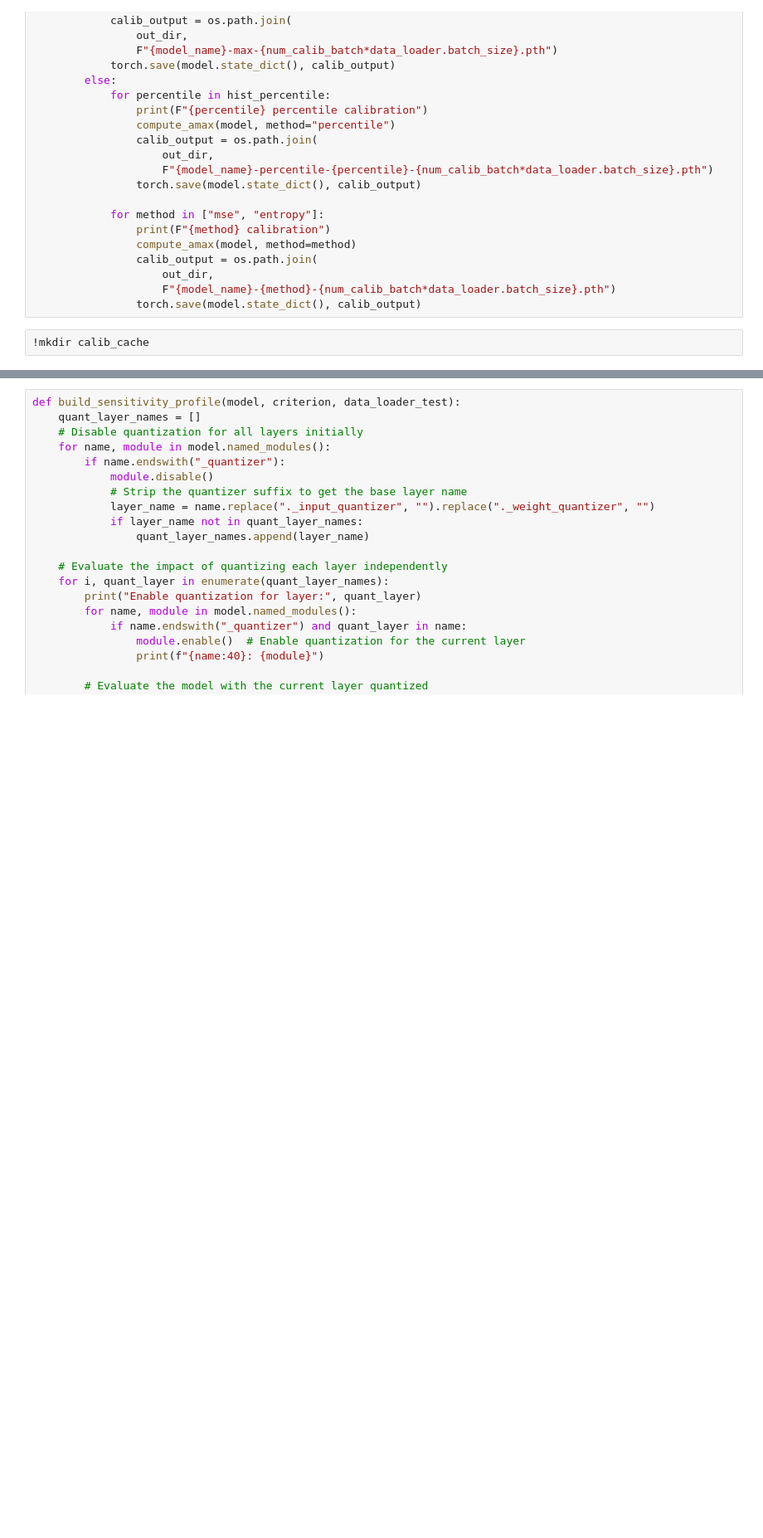
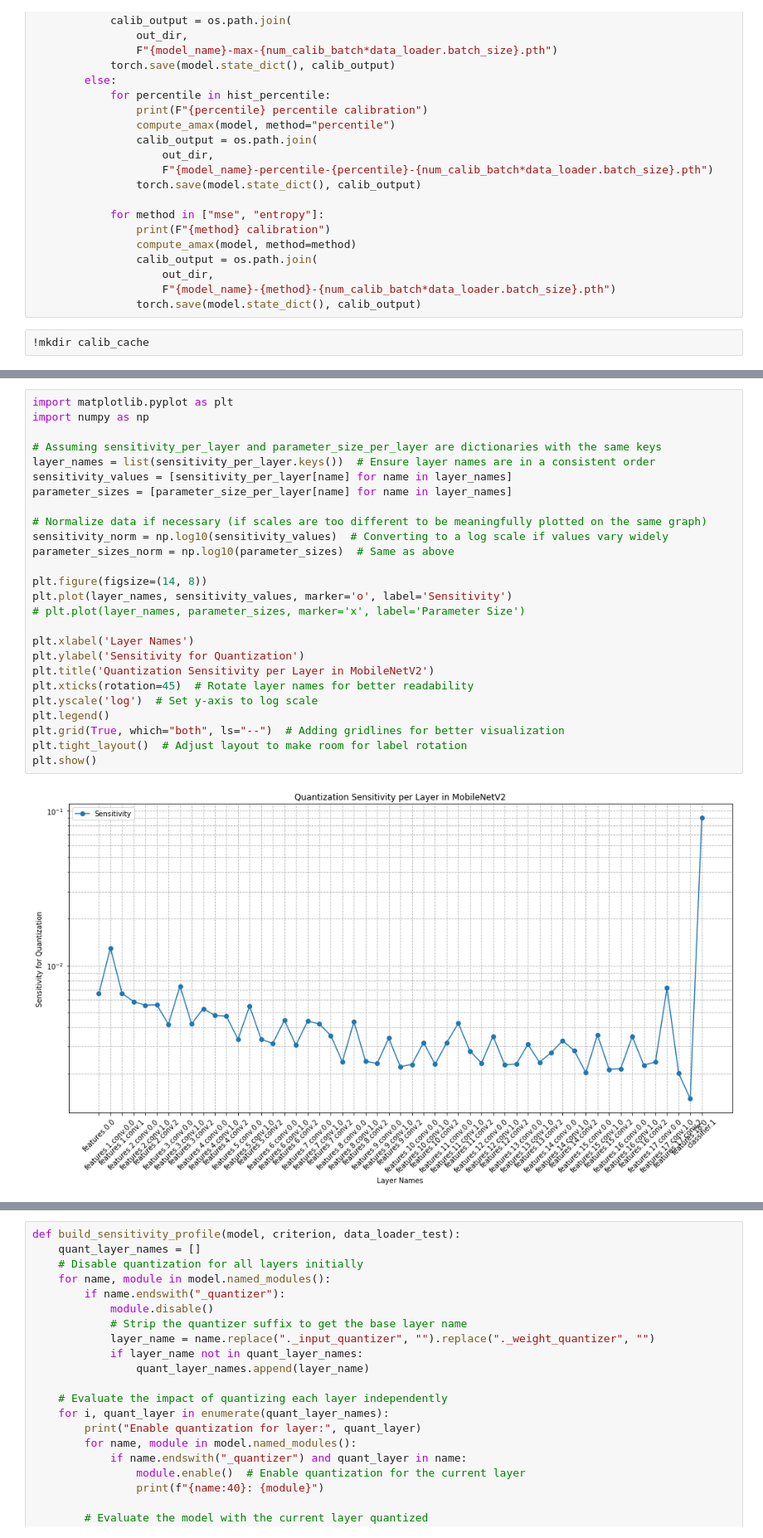
Before and after one commit to namrathasanjay/TensorRT-Quantization-ImageClassification, a Jupyter notebook: modelquantization-inference.ipynb, the cells around one changed output, grey strips where cells are left out. Shown at 83% size. Drawn from its saved outputs; the diff is of its cells as text; blank space fills up the shorter version.

```diff
--- a/modelquantization-inference.ipynb
+++ b/modelquantization-inference.ipynb
@@ -1313,0 +1631,28 @@ MobileNetV2(
+# %%
+import matplotlib.pyplot as plt
+import numpy as np
+
+# Assuming sensitivity_per_layer and parameter_size_per_layer are dictionaries with the same keys
+layer_names = list(sensitivity_per_layer.keys())  # Ensure layer names are in a consistent order
+sensitivity_values = [sensitivity_per_layer[name] for name in layer_names]
+parameter_sizes = [parameter_size_per_layer[name] for name in layer_names]
+
+# Normalize data if necessary (if scales are too different to be meaningfully plotted on the same graph)
+sensitivity_norm = np.log10(sensitivity_values)  # Converting to a log scale if values vary widely
+parameter_sizes_norm = np.log10(parameter_sizes)  # Same as above
+
+plt.figure(figsize=(14, 8))
+plt.plot(layer_names, sensitivity_values, marker='o', label='Sensitivity')
+# plt.plot(layer_names, parameter_sizes, marker='x', label='Parameter Size')
+
+plt.xlabel('Layer Names')
+plt.ylabel('Sensitivity for Quantization')
+plt.title('Quantization Sensitivity per Layer in MobileNetV2')
+plt.xticks(rotation=45)  # Rotate layer names for better readability
+plt.yscale('log')  # Set y-axis to log scale
+plt.legend()
+plt.grid(True, which="both", ls="--")  # Adding gridlines for better visualization
+plt.tight_layout()  # Adjust layout to make room for label rotation
+plt.show()
+# %% [output]
+[figure, added]
```
Also changed, not shown: parts of 92 cells of this notebook.
